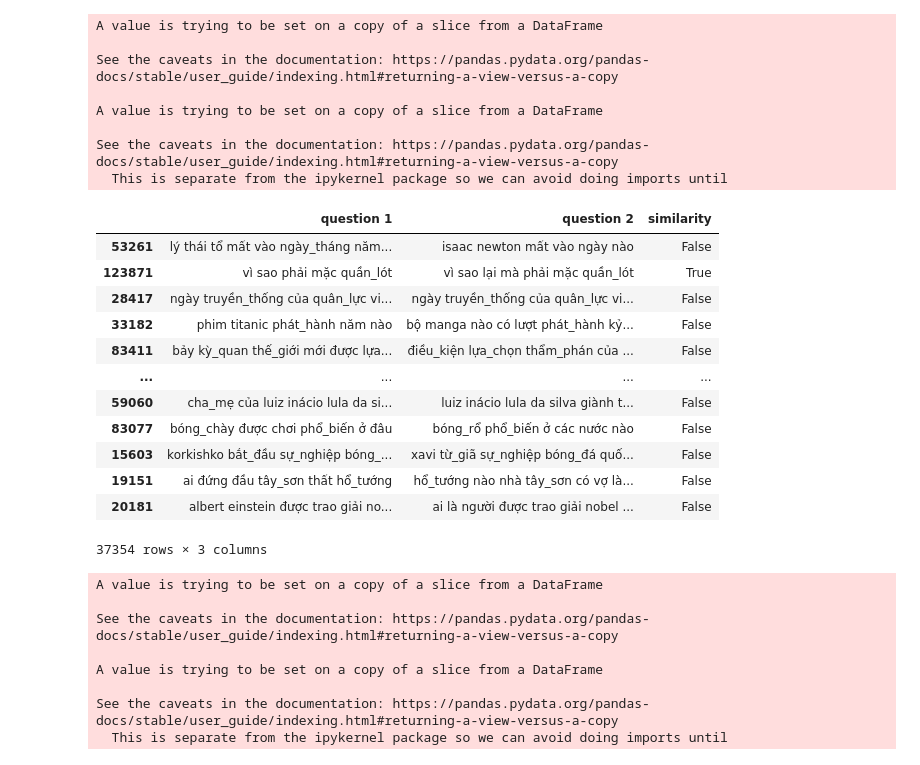
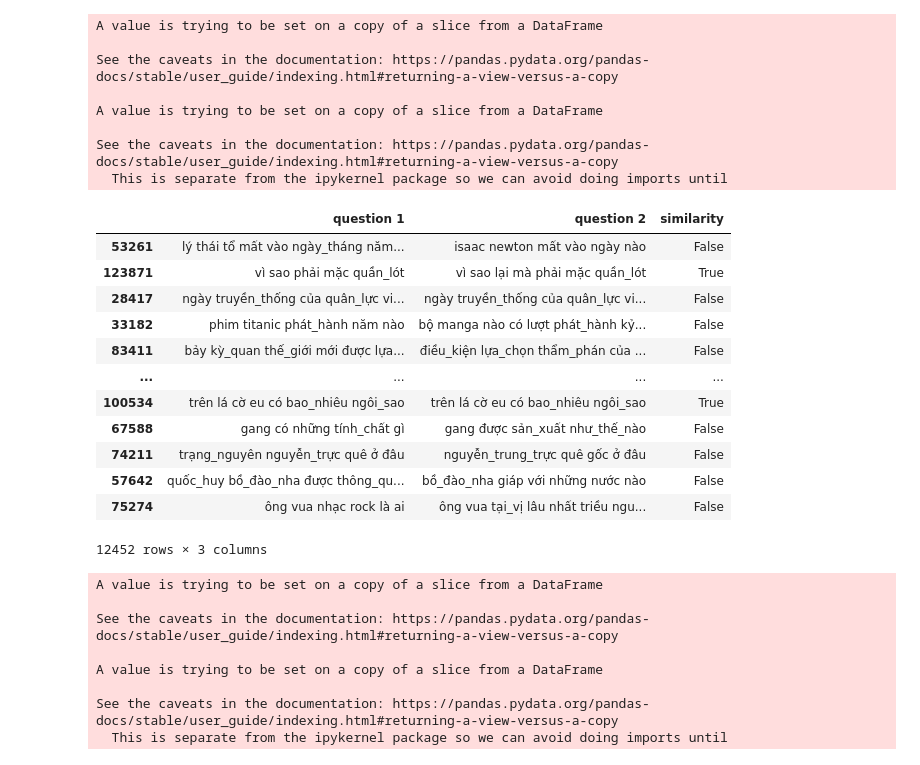
Before and after one commit to txvuong150764/Sentence_Semantic_phoBERT, a Jupyter notebook: QS.ipynb, the cells around one changed output. Drawn from its saved outputs; the diff is of its cells as text; code cells hidden in the pictures.

Commit message:
Được tạo bằng Colaboratory

```diff
--- a/QS.ipynb
+++ b/QS.ipynb
@@ -83,21 +81,21 @@ See the caveats in the documentation: https://pandas.pydata.org/pandas-docs/stab
 # %%
 from sklearn.model_selection import train_test_split
 
-train_df, test_df = train_test_split(dataset_df, test_size=0.3, random_state=42)
+train_df, valid_df = train_test_split(dataset_df, test_size=0.1, random_state=42)
-# %%
-test_df
-# %% [output]
-|  | question 1 | question 2 | similarity |
-| 53261 | lý thái tổ mất vào ngày_tháng năm... | isaac newton mất vào ngày nào | False |
-| 123871 | vì sao phải mặc quần_lót | vì sao lại mà phải mặc quần_lót | True |
-| 28417 | ngày truyền_thống của quân_lực vi... | ngày truyền_thống của quân_lực vi... | False |
-| 33182 | phim titanic phát_hành năm nào | bộ manga nào có lượt phát_hành kỷ... | False |
-| 83411 | bảy kỳ_quan thế_giới mới được lựa... | điều_kiện lựa_chọn thẩm_phán của ... | False |
-| ... | ... | ... | ... |
-| 59060 | cha_mẹ của luiz inácio lula da si... | luiz inácio lula da silva giành t... | False |
-| 83077 | bóng_chày được chơi phổ_biến ở đâu | bóng_rổ phổ_biến ở các nước nào | False |
-| 15603 | korkishko bắt_đầu sự_nghiệp bóng_... | xavi từ_giã sự_nghiệp bóng_đá quố... | False |
-| 19151 | ai đứng đầu tây_sơn thất hổ_tướng | hổ_tướng nào nhà tây_sơn có vợ là... | False |
-| 20181 | albert einstein được trao giải no... | ai là người được trao giải nobel ... | False |
-37354 rows × 3 columns
+# %%
+valid_df
+# %% [output]
+|  | question 1 | question 2 | similarity |
+| 53261 | lý thái tổ mất vào ngày_tháng năm... | isaac newton mất vào ngày nào | False |
+| 123871 | vì sao phải mặc quần_lót | vì sao lại mà phải mặc quần_lót | True |
+| 28417 | ngày truyền_thống của quân_lực vi... | ngày truyền_thống của quân_lực vi... | False |
+| 33182 | phim titanic phát_hành năm nào | bộ manga nào có lượt phát_hành kỷ... | False |
+| 83411 | bảy kỳ_quan thế_giới mới được lựa... | điều_kiện lựa_chọn thẩm_phán của ... | False |
+| ... | ... | ... | ... |
+| 100534 | trên lá cờ eu có bao_nhiêu ngôi_sao | trên lá cờ eu có bao_nhiêu ngôi_sao | True |
+| 67588 | gang có những tính_chất gì | gang được sản_xuất như_thế_nào | False |
+| 74211 | trạng_nguyên nguyễn_trực quê ở đâu | nguyễn_trung_trực quê gốc ở đâu | False |
+| 57642 | quốc_huy bồ_đào_nha được thông_qu... | bồ_đào_nha giáp với những nước nào | False |
+| 75274 | ông vua nhạc rock là ai | ông vua tại_vị lâu nhất triều ngu... | False |
+12452 rows × 3 columns
 # %%
```
Also changed, not shown: parts of 22 cells of this notebook.
